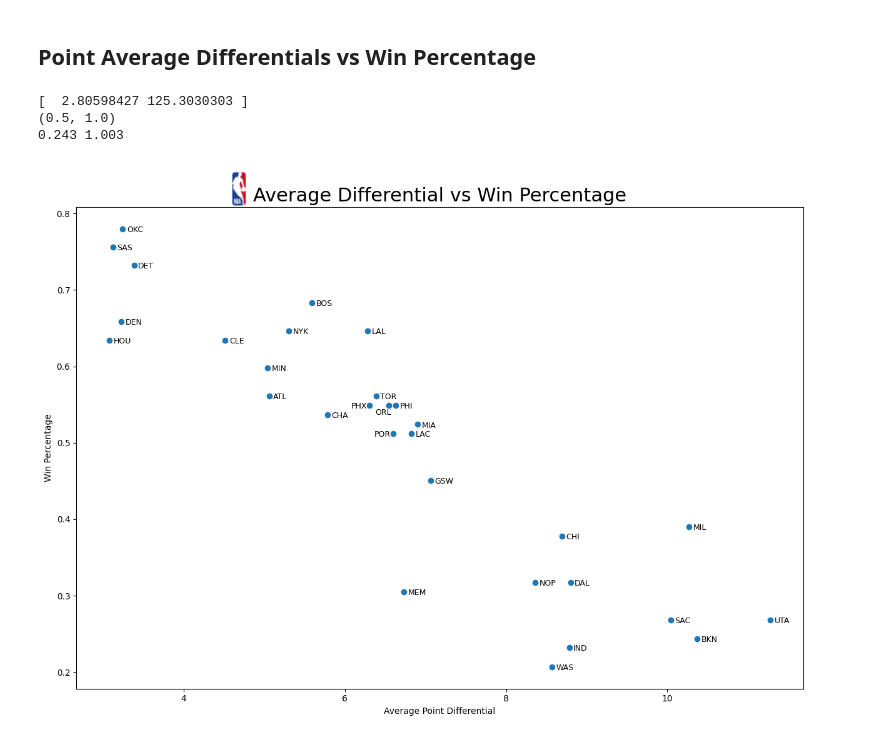
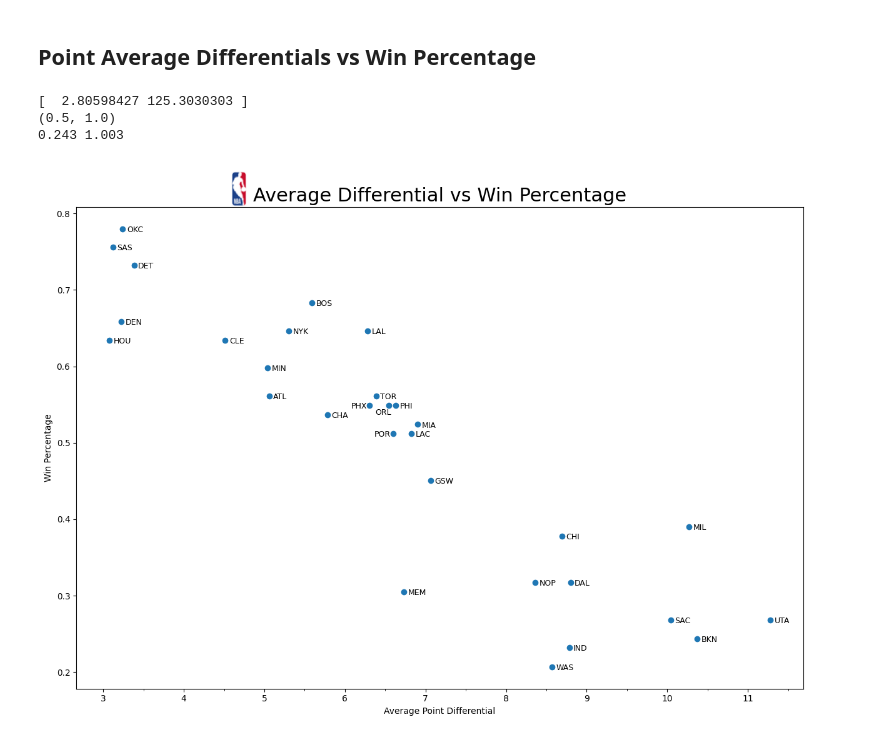
Before and after one commit to wjpericles/nba-data-visuals, a Jupyter notebook: src/02_points_per_win/points_per_win.ipynb, the cells around one changed output. Saved outputs shown, nothing was run; the diff lists cells and outputs as text; code cells hidden in the pictures.

```diff
--- a/src/02_points_per_win/points_per_win.ipynb
+++ b/src/02_points_per_win/points_per_win.ipynb
@@ -186,8 +187,8 @@ def adjust_logo(logo_path: str, width:int = 50, height:int = 50)->OffsetImage:
     # return imagebox # returning OffsetImage
 # %%
 images = ['NBA', 'BKN', 'OKC', 'UTA']
-widths = [40, 40, 40, 500]
-heights = [40, 40, 40, 500]
+widths = [40, 500, 500, 500]
+heights = [40, 500, 500, 500]
 logo_src = os.path.join('..','logos', 'logo_src')
 for i in range(len(images)):
     path = os.path.join(logo_src, f"{images[i]}_logo.png")
@@ -420,37 +434,42 @@ plt.show()
 # %% [markdown]
 ## Point Average Differentials vs Win Percentage
 # %%
+from matplotlib.ticker import MultipleLocator
+
 labels = list(points_compare['team'])
 p_diff = list(points_compare['p_diff'])
 win_pct = list(points_compare['win_pct'])
 #print(labels)
 fig4, ax4 = plt.subplots(figsize =(15,10))
 # plt.scatter(points_compare['win_pct'], points_compare['p_diff'])
 plt.scatter(p_diff, win_pct)
 plt.title('Average Differential vs Win Percentage', fontsize =22)
 ax4.set_ylabel("Win Percentage")
 ax4.set_xlabel("Average Point Differential")
 
 for i, label in enumerate(labels):
     # x+0.2 offsets the text horizontally to avoid overlapping the point
     if label == 'POR' or label == 'PHX':
         plt.text(p_diff[i] - 0.23, win_pct[i], label, fontsize=9, verticalalignment='center_baseline')
     elif label == 'ORL':
         plt.text(p_diff[i] - 0.17, win_pct[i] -0.008, label, fontsize=9, verticalalignment='center_baseline')
     else:
         plt.text(p_diff[i] + 0.05, win_pct[i], label, fontsize=9, verticalalignment='center_baseline')
 # 'top', 'bottom', 'center', 'baseline', 'center_baseline'
 title_xy = ax4.title.get_position()
 t = ax4.title
 bbox = t.get_window_extent()
 data_coords = ax.transData.inverted().transform((bbox.x0, bbox.y1))
 print(data_coords)
 print(ax4.title.get_position())
 plot_nba_logo(fig4, ax4) # plotting NBA logo next to title
+#plt.xticks(np.arange(3, 12, 0.5))
+ax4.xaxis.set_major_locator(MultipleLocator(1.0))
+ax4.xaxis.set_minor_locator(MultipleLocator(0.5))
 plt.savefig('plots/win_pct_vs_avg_diff.png')
 plt.show()
 # %% [output]
 [  2.80598427 125.3030303 ]
 (0.5, 1.0)
 0.243 1.003
-[figure, old version]
+[figure, new version]
```
Also changed, not shown: parts of 7 cells of this notebook, 9 other files.
